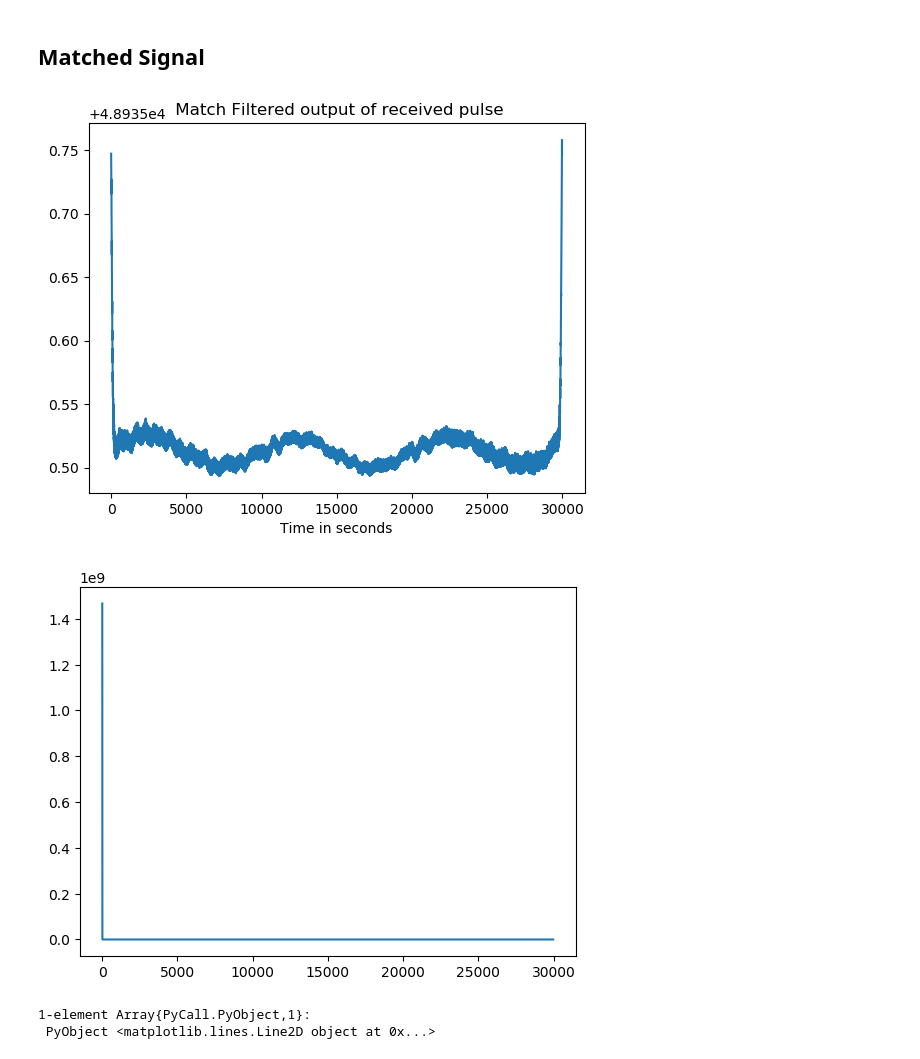
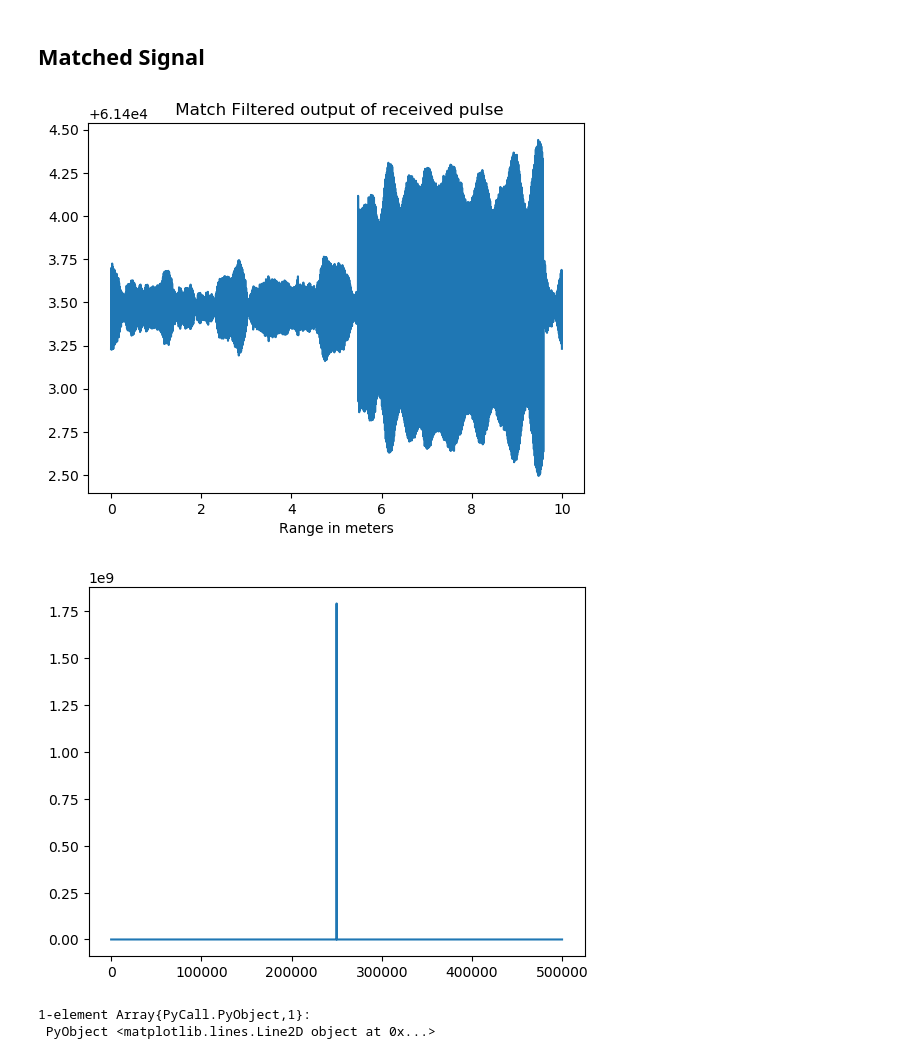
Before and after one commit to Niceta-Nduku/Sonar-Design-Project, a Jupyter notebook: Receive Processing.ipynb, the cells around one changed output. Drawn from its saved outputs; the diff is of its cells as text; code cells hidden in the pictures.

```diff
--- a/Receive Processing.ipynb
+++ b/Receive Processing.ipynb
@@ -162,0 +134,2 @@ plot(RECEIVE)
+# %%
+match = (3.3/4096).*chirp_pulse
@@ -163,9 +154,8 @@ plot(RECEIVE)
 # %%
-v_tx = match
+v_tx = match[1:N] #the matched filter will be the
 
-print(length(v_tx))
-figure() # Create a new figure
-title("Transmitted pulse")
-xlabel("Samples")
-plot(v_tx) # Basic plot, axis labeled in samples
+# figure() # Create a new figure
+# title("Transmitted Chirp pulse")
+# xlabel("Time in s")
+# plot(t,v_tx) # Basic plot, axis labeled in samples
 # %% [output]
@@ -188,8 +187,12 @@ plot( abs.(V_TX) )
 # %%
-v_rx = receive
+v_rx = receive[1:length(t)]
 
 
 figure() # Create a new figure
 title("Unprocessed received pulse")
-plot(v_rx) # Basic plot, axis labeled in samples
+plot(t,v_rx) # Basic plot, axis labeled in samples
+
+figure() # Create a new figure
+title("Unprocessed received pulse")
+plot(r,v_rx) # Basic plot, axis labeled in samples
 # %% [output]
@@ -208,0 +203,7 @@ plot( abs.(V_RX) )
+# %%
+V_RX = (fft(v_rx));
+
+figure("Unprocessed Received signal in frequency doman")
+plot(f_axis[1:2000],abs.(fftshift(V_RX))[1:2000] )
+title("Unprocessed Received signal in frequency doman")
+xlabel("Frequency in Hz");
@@ -211,19 +214,19 @@ plot( abs.(V_RX) )
 # %%
 H = conj( V_TX);
 
 V_MF = H.*V_RX;
 v_mf = ifft(V_MF);
 
 figure() # Create a new figure
-xlabel("Time in seconds")
+xlabel("Range in meters")
 title(" Match Filtered output of received pulse")
-plot(v_mf) # Basic plot, axis labeled in samples
+plot(r, v_mf) # Basic plot, axis labeled in samples
 
 figure()
-plot( abs.(V_MF) )
+plot(f_axis,abs.(fftshift(V_MF)) )
 # %% [output]
-[figure, old version]
+[figure, new version]
-[figure, old version]
+[figure, new version]
 1-element Array{PyCall.PyObject,1}:
  PyObject <matplotlib.lines.Line2D object at 0x...>
 # %%
```
Also changed, not shown: parts of 18 cells of this notebook.
